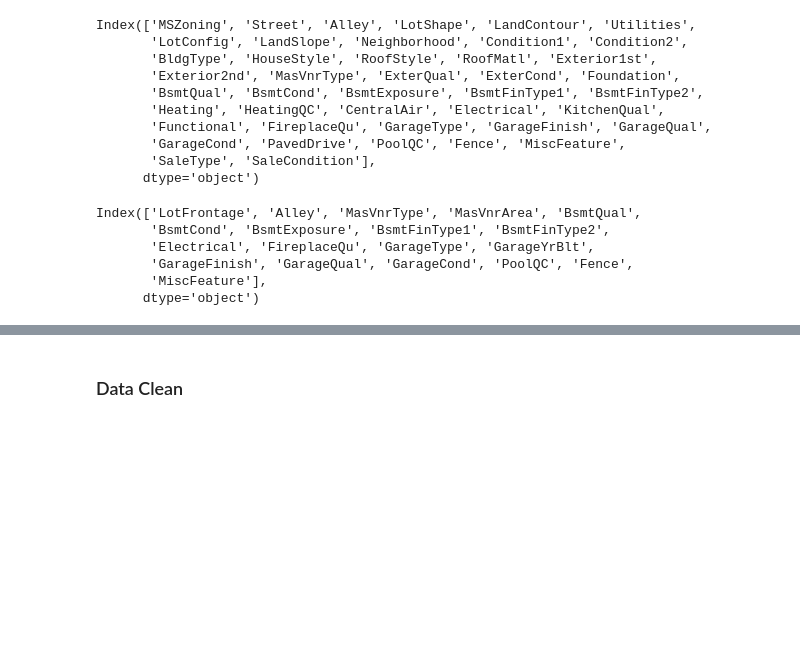
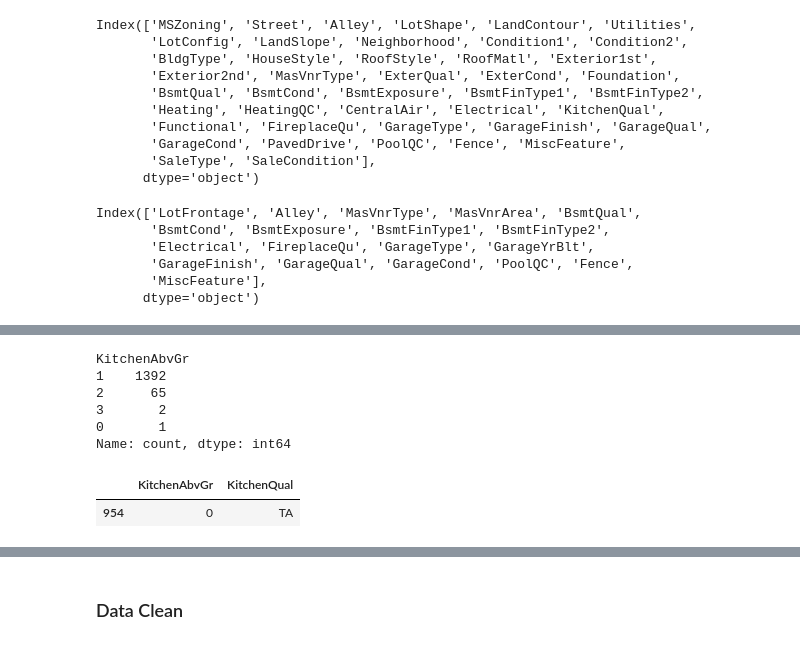
Before and after one commit to claytonsilva007/house_prices_regression_techniques, a Jupyter notebook: notebook.ipynb, the cells around one changed output, grey strips where cells are left out. Drawn from its saved outputs; the diff is of its cells as text; code cells hidden in the pictures; blank space fills up the shorter version.

```diff
--- a/notebook.ipynb
+++ b/notebook.ipynb
@@ -130,0 +138,15 @@ dtype: float64
+# %%
+df1['KitchenAbvGr'].value_counts()
+# %% [output]
+KitchenAbvGr
+1    1392
+2      65
+3       2
+0       1
+Name: count, dtype: int64
+# %%
+index = df1[df1['KitchenAbvGr'] == 0].index
+df1[['KitchenAbvGr', 'KitchenQual']].iloc[index, :]
+# %% [output]
+|  | KitchenAbvGr | KitchenQual |
+| 954 | 0 | TA |
```
Also changed, not shown: parts of 110 cells of this notebook, 3 other files.
